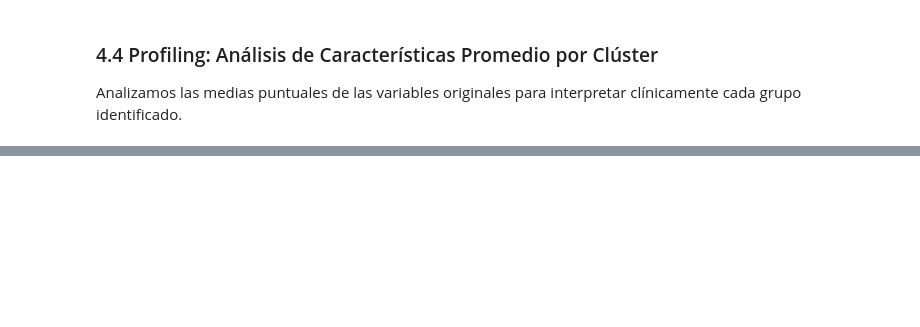
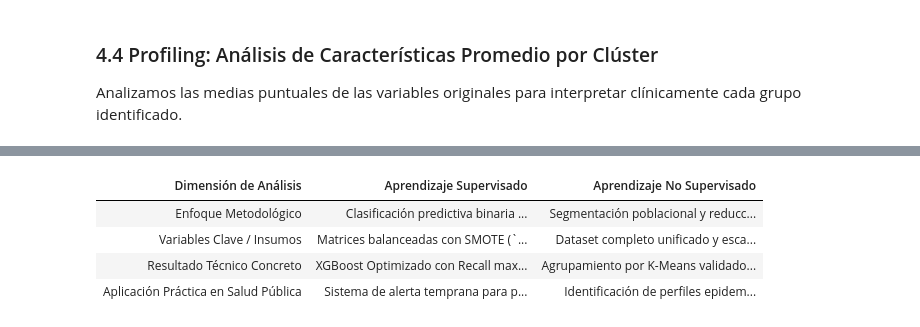
Before and after one commit to CristhianTicona/ml-covid19-proyecto, a Jupyter notebook: proyecto_covid.ipynb, the cells around one changed output, grey strips where cells are left out. Saved outputs shown, nothing was run; the diff lists cells and outputs as text; code cells hidden in the pictures; blank space fills up the shorter version.

```diff
--- a/proyecto_covid.ipynb
+++ b/proyecto_covid.ipynb
@@ -852,0 +872,38 @@ A lo largo del desarrollo experimental con los datos procesados de COVID-19, se
+# %%
+# Generar tabla comparativa formal basada en los resultados reales del proyecto
+df_comparativa = pd.DataFrame({
+    "Dimensión de Análisis": [
+        "Enfoque Metodológico",
+        "Variables Clave / Insumos",
+        "Resultado Técnico Concreto",
+        "Aplicación Práctica en Salud Pública"
+    ],
+    "Aprendizaje Supervisado": [
+        "Clasificación predictiva binaria (Hospitalización: Sí/No)",
+        "Matrices balanceadas con SMOTE (`X_train_res`, `y_train_res`) y `float32`",
+        "XGBoost Optimizado con Recall maximizado y AUC-ROC > 0.85",
+        "Sistema de alerta temprana para predecir el riesgo individual de ingreso hospitalario por COVID-19"
+    ],
+    "Aprendizaje No Supervisado": [
+        "Segmentación poblacional y reducción dimensional",
+        "Dataset completo unificado y escalado (`X_full`) proyectado a 2 componentes principales (PCA)",
+        "Agrupamiento por K-Means validado mediante coeficiente de Silhouette óptimo",
+        "Identificación de perfiles epidemiológicos latentes para focalizar estrategias sanitarias poblacionales"
+    ]
+})
+
+# Estilo profesional para Jupyter / Google Colab
+display(
+    df_comparativa.style
+    .set_properties(**{'text-align': 'left', 'font-size': '10.5pt', 'vertical-align': 'top'})
+    .set_table_styles([
+        {'selector': 'th', 'props': [('background-color', '#1f77b4'), ('color', 'white'), ('font-weight', 'bold'), ('text-align', 'left')]}
+    ])
+    .hide(axis='index')
+)
+# %% [output]
+| Dimensión de Análisis | Aprendizaje Supervisado | Aprendizaje No Supervisado |
+| Enfoque Metodológico | Clasificación predictiva binaria ... | Segmentación poblacional y reducc... |
+| Variables Clave / Insumos | Matrices balanceadas con SMOTE (`... | Dataset completo unificado y esca... |
+| Resultado Técnico Concreto | XGBoost Optimizado con Recall max... | Agrupamiento por K-Means validado... |
+| Aplicación Práctica en Salud Pública | Sistema de alerta temprana para p... | Identificación de perfiles epidem... |
```
Also changed, not shown: parts of 16 cells of this notebook, 6 other files.
